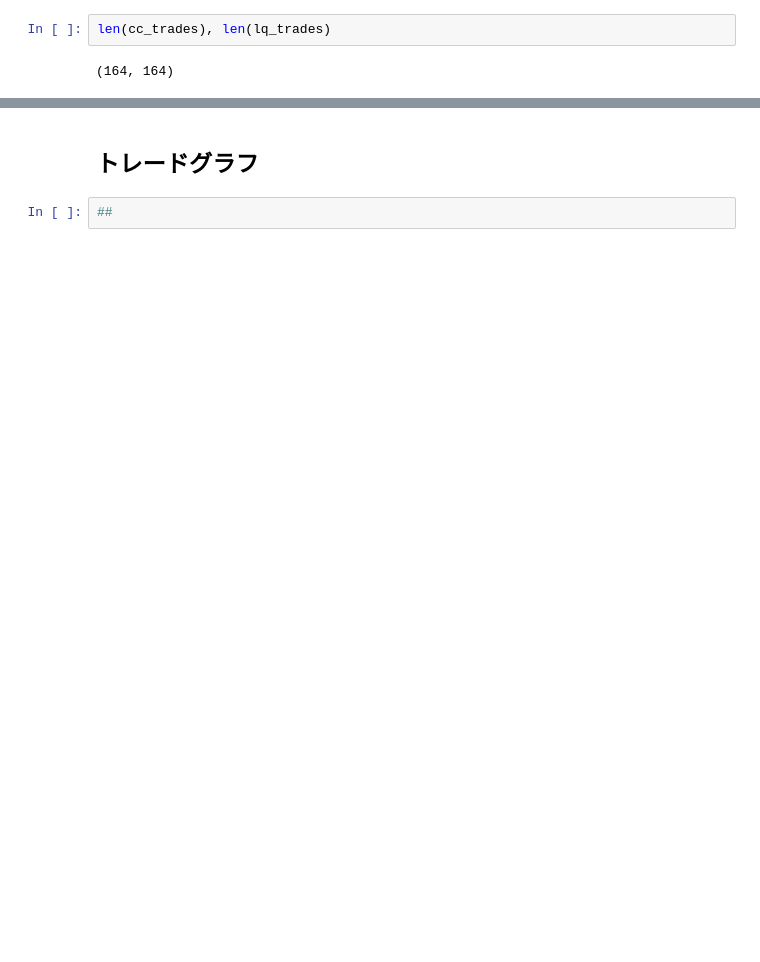
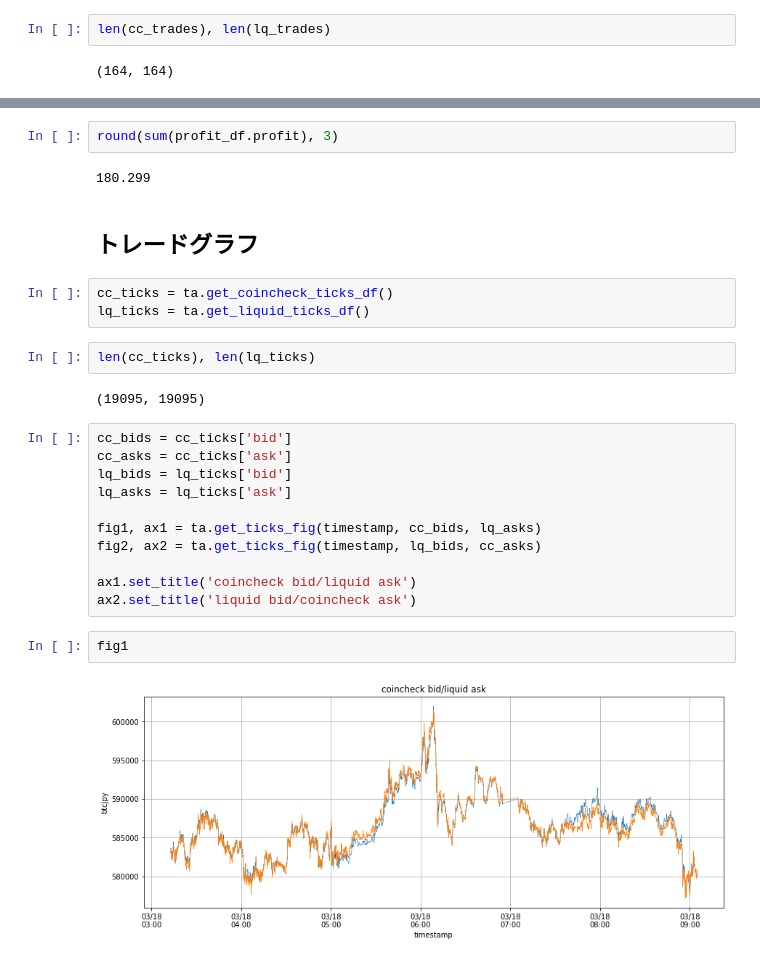
Before and after one commit to tsu-nera/bakuchi, a Jupyter notebook: reports/2003182338/trade.ipynb, the cells around one changed output, grey strips where cells are left out. Cells and saved outputs as stored; diff of their text form; blank space fills up the shorter version.

```diff
--- a/reports/2003182338/trade.ipynb
+++ b/reports/2003182338/trade.ipynb
@@ -59,4 +83,28 @@ ta.display()
+# %%
+round(sum(profit_df.profit), 3)
+# %% [output]
+180.299
 # %% [markdown]
 ## トレードグラフ
-# %%
-##
+# %%
+cc_ticks = ta.get_coincheck_ticks_df()
+lq_ticks = ta.get_liquid_ticks_df()
+# %%
+len(cc_ticks), len(lq_ticks)
+# %% [output]
+(19095, 19095)
+# %%
+cc_bids = cc_ticks['bid']
+cc_asks = cc_ticks['ask']
+lq_bids = lq_ticks['bid']
+lq_asks = lq_ticks['ask']
+
+fig1, ax1 = ta.get_ticks_fig(timestamp, cc_bids, lq_asks)
+fig2, ax2 = ta.get_ticks_fig(timestamp, lq_bids, cc_asks)
+
+ax1.set_title('coincheck bid/liquid ask')
+ax2.set_title('liquid bid/coincheck ask')
+# %%
+fig1
+# %% [output]
+[figure, added]
```
Also changed, not shown: parts of 12 cells of this notebook, 4 other files.
